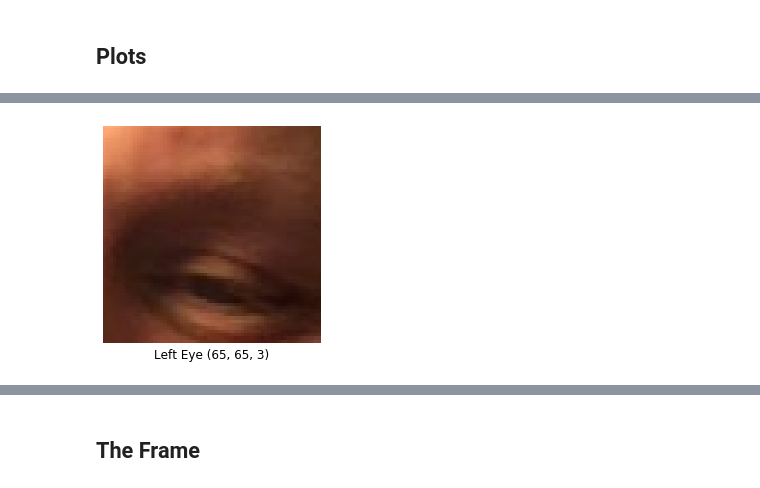
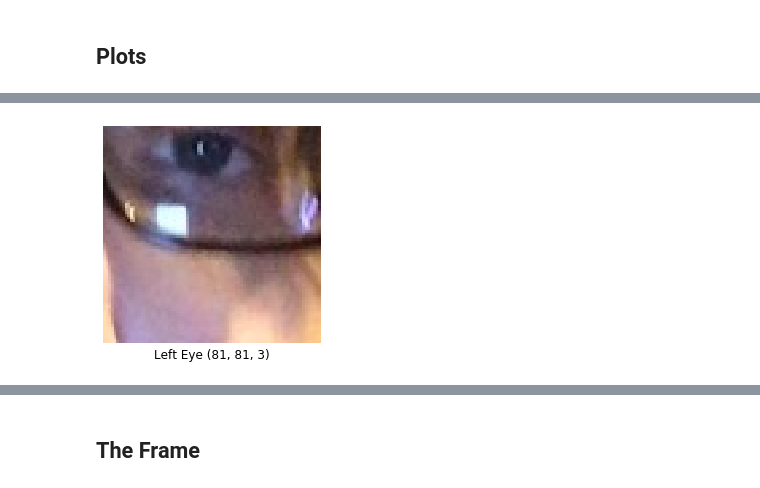
Before and after one commit to shrnkm/ETE, a Jupyter notebook: Data/data_reader_sample.ipynb, the cells around one changed output, grey strips where cells are left out. Saved outputs shown, nothing was run; the diff lists cells and outputs as text; code cells hidden in the pictures.

```diff
--- a/Data/data_reader_sample.ipynb
+++ b/Data/data_reader_sample.ipynb
@@ -143,25 +143,30 @@ cv2.imwrite(path_test, cv2.cvtColor(crop_res, cv2.COLOR_BGR2RGB));
 # %%
 # read the position of the top-left corner of the bounding box of the left eye (X,Y)
-# and the its height (H) and width (W), and plot the left eye patch
-eyel = crop[round(eye_l['Y'][idx]):round(eye_l['Y'][idx])+round(eye_l['H'][idx]),
-            round(eye_l['X'][idx]):round(eye_l['X'][idx])+round(eye_l['W'][idx])]
+# and the its height (H) and width (W), and recalculate the coordinate respecting the
+# original frame (because some frames have negative coordinates for eye patches, too.)
+eyel_x = round(eye_l['X'][idx]) + round(face['X'][idx])
+eyel_y = round(eye_l['Y'][idx]) + round(face['Y'][idx])
+
+# and get the left eye patch
+eyel = img[eyel_y:eyel_y+round(eye_l['H'][idx]),
+           eyel_x:eyel_x+round(eye_l['W'][idx])]
 
 # plot, resize, and save the face patch
 # turn off the axes
 plt.axis('off')
 # add the title, and
 plt.title('Left Eye ' + str(eyel.shape), y=-.1)
 # plot it
 plt.imshow(eyel)
 
 # set the path to save the images in the test folder
 # being named: folder_file_l.png (l stands for left eye patch)
 path_test = 'Data_test/' + str(folder) + '_' + str(idx) + '_l.png'
 # resize the image
 eyel_res = cv2.resize(eyel, (224, 224))
 # and save the face path
 cv2.imwrite(path_test, cv2.cvtColor(eyel_res, cv2.COLOR_BGR2RGB));
 # %% [output]
-[figure, old version]
+[figure, new version]
 # %%
 # read the position of the top-left corner of the bounding box of the right eye (X,Y)
```
Also changed, not shown: parts of 11 cells of this notebook, 21 other files.
